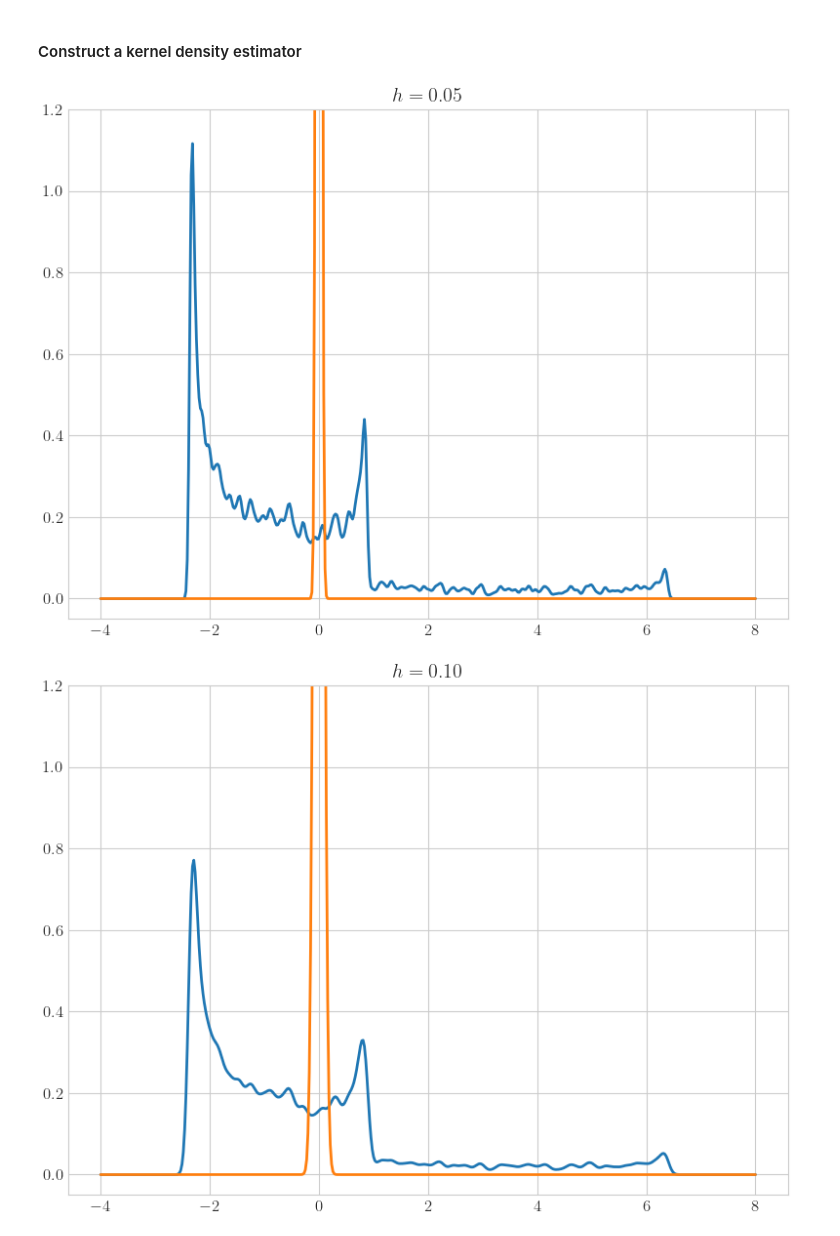
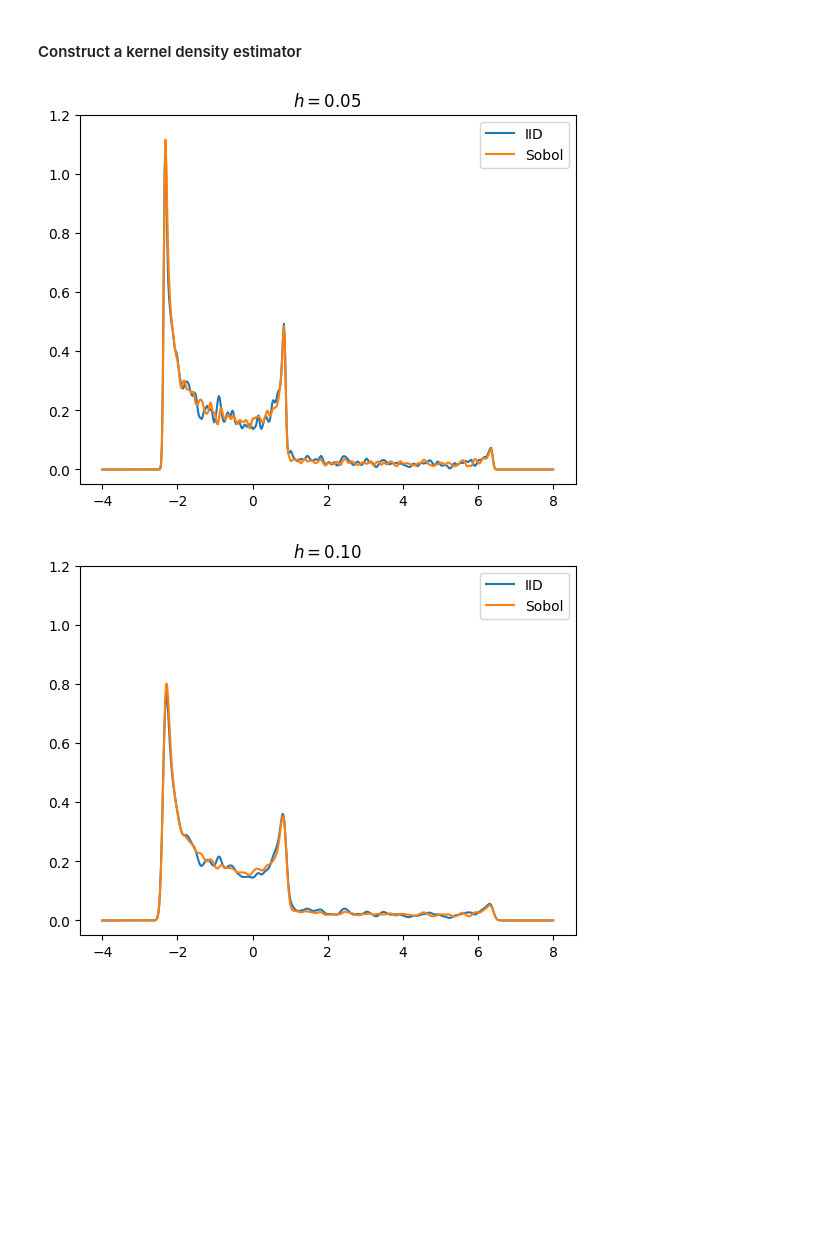
Before and after one commit to QMCSoftware/QMCSoftware, a Jupyter notebook: demos/talk_paper_demos/SURE_2024_Demos/SURE2024SpeedySimulationsKickoff-2024-05-28.ipynb, the cells around one changed output. Saved outputs shown, nothing was run; the diff lists cells and outputs as text; code cells hidden in the pictures; blank space fills up the shorter version.

Commit message:
Added changes from 6/3 meeting (legend, graphs when x is uniform)

```diff
--- a/demos/talk_paper_demos/SURE_2024_Demos/SURE2024SpeedySimulationsKickoff-2024-05-28.ipynb
+++ b/demos/talk_paper_demos/SURE_2024_Demos/SURE2024SpeedySimulationsKickoff-2024-05-28.ipynb
@@ -209,18 +209,19 @@ def kde(kernel,ypts,bandwidth,yeval):
     return rhoval
 # %%
 bandwidth = [0.05, 0.1, 0.2]
+nband = len(bandwidth)
 yeval = np.linspace(-4,8,500)
 for ii in range(nband):
     rhovaliid = kde(kernel,yiid,bandwidth[ii],yeval)
     rhovalsob = kde(kernel,ysob,bandwidth[ii],yeval)
     fig,ax = plt.subplots()
     ax.plot(yeval,rhovaliid, label = "IID")
     ax.plot(yeval,rhovalsob, label = "Sobol")
     ax.legend()
     ax.set_ylim([-0.05, 1.2])
     ax.set_title(f"$h = {bandwidth[ii]:.2f}$")
     if savefigs:
         fig.savefig(figpath+f"{n:.0f}kde_h{bandwidth[ii]:.2f}."+imgfrmt,format=imgfrmt)
 # %% [output]
-[figure, old version]
+[figure, new version]
-[figure, old version]
+[figure, new version]
```
Also changed, not shown: parts of 5 cells of this notebook.
